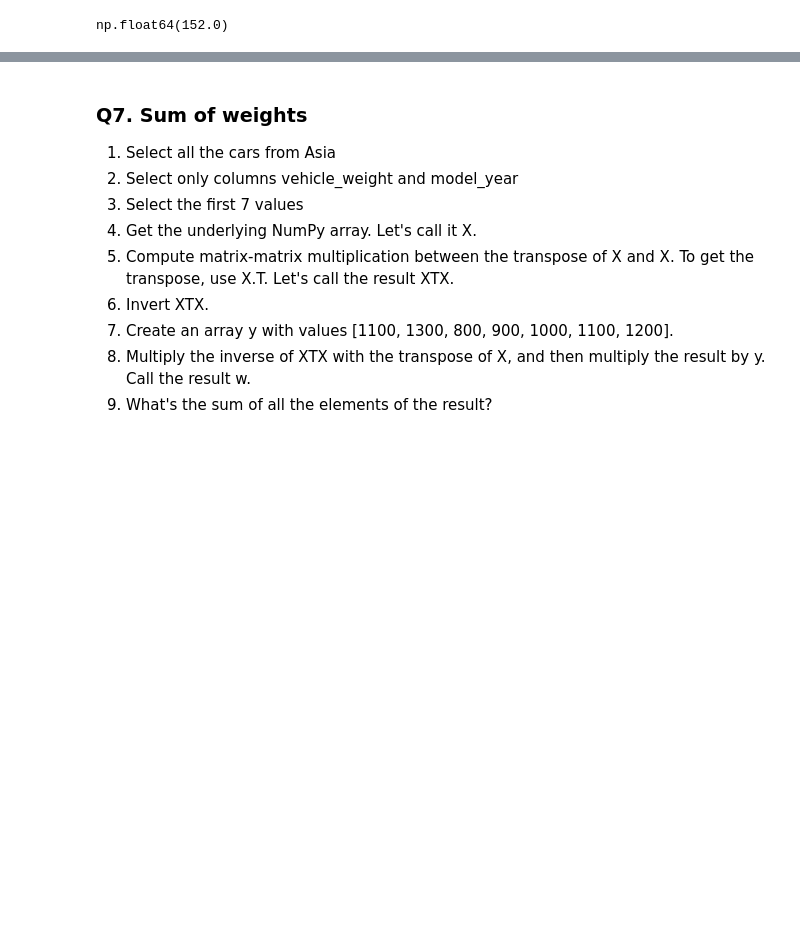
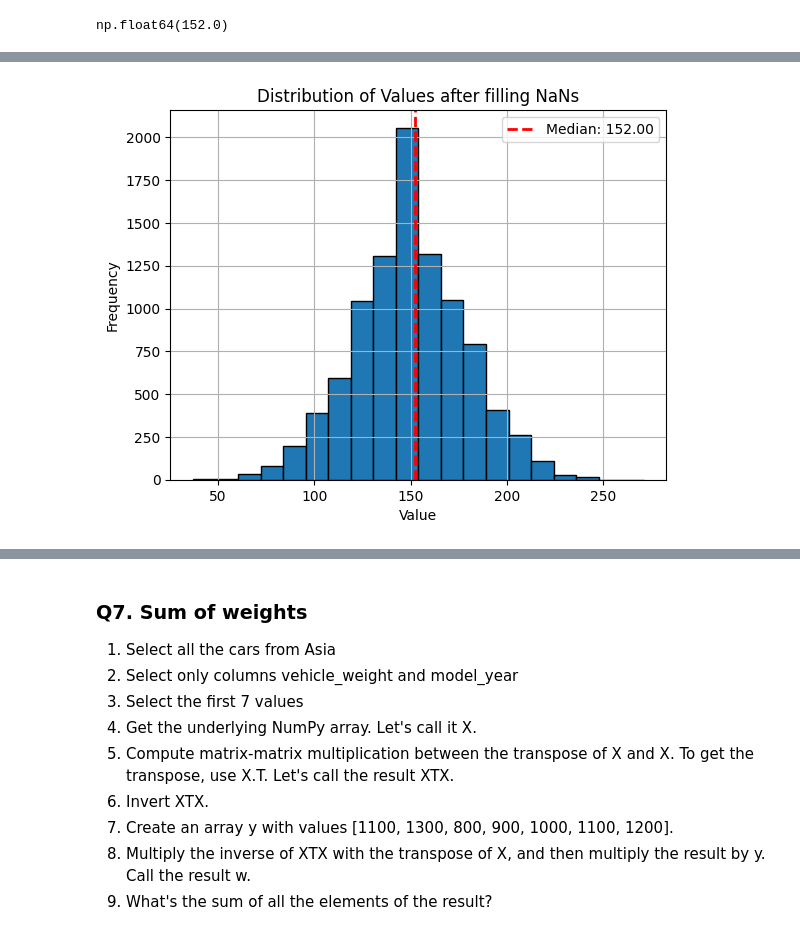
Before and after one commit to jmstache/ml-zoomcamp, a Jupyter notebook: 01-introduction/01-homework.ipynb, the cells around one changed output, grey strips where cells are left out. Cells and saved outputs as stored; diff of their text form; code cells hidden in the pictures; blank space fills up the shorter version.

```diff
--- a/01-introduction/01-homework.ipynb
+++ b/01-introduction/01-homework.ipynb
@@ -131,0 +128,12 @@ Set the "skipna=False" parameter to include null values in median calculation.
+# %%
+df['horsepower'].hist(bins=20, edgecolor='black')
+median_value = df['horsepower'].median()
+
+plt.title('Distribution of Values after filling NaNs')
+plt.axvline(median_value, color='red', linestyle='dashed', linewidth=2, label=f'Median: {median_value:.2f}')
+plt.xlabel('Value')
+plt.ylabel('Frequency')
+plt.legend()
+plt.show()
+# %% [output]
+[figure, added]
```
Also changed, not shown: parts of 7 cells of this notebook.
